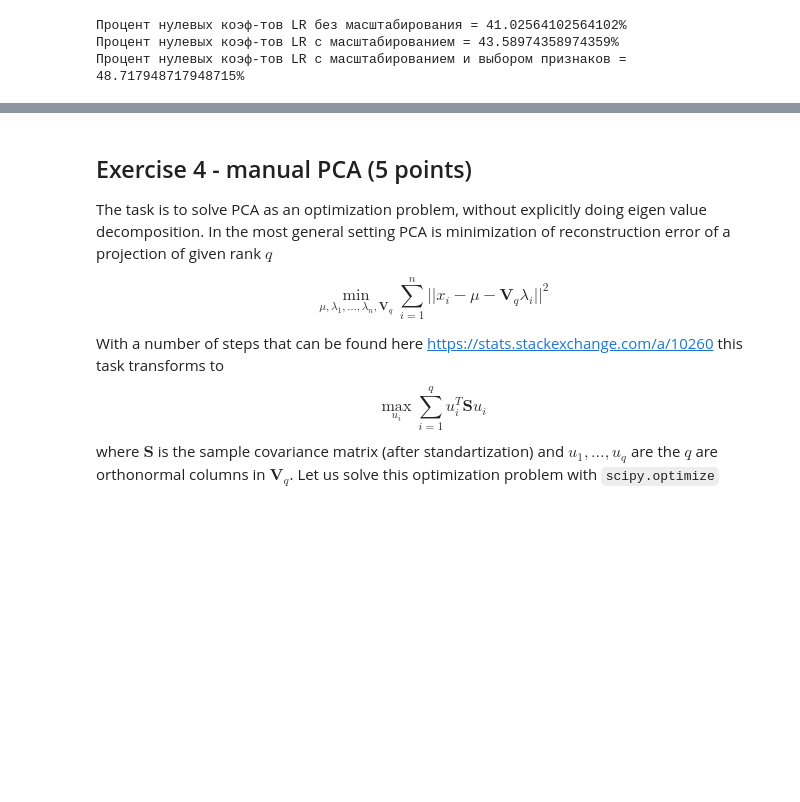
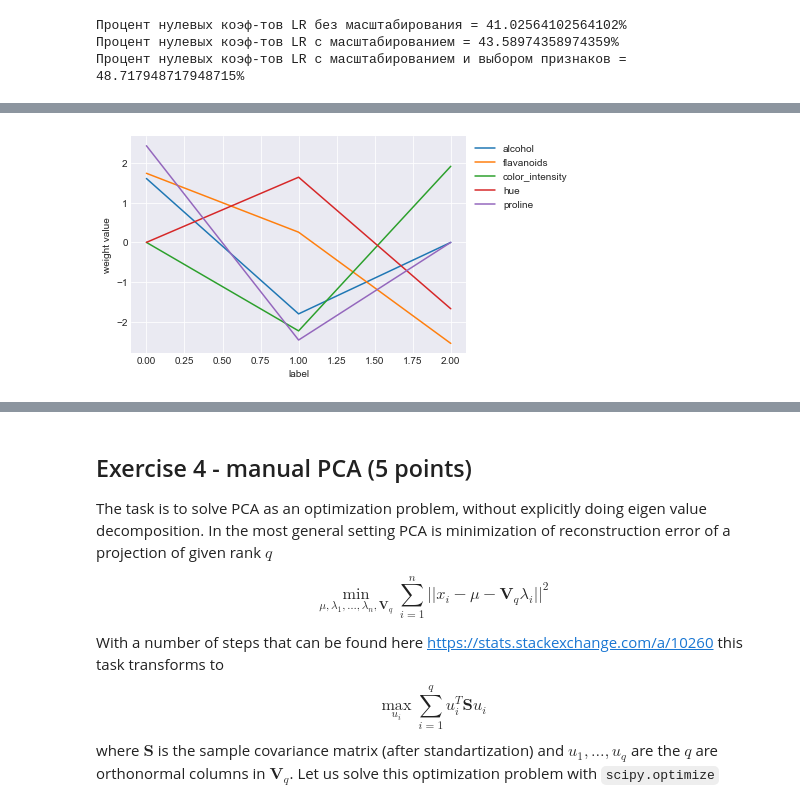
Before and after one commit to zappaz00/6_feature_engineering_selection, a Jupyter notebook: homework.ipynb, the cells around one changed output, grey strips where cells are left out. Drawn from its saved outputs; the diff is of its cells as text; code cells hidden in the pictures; blank space fills up the shorter version.

```diff
--- a/homework.ipynb
+++ b/homework.ipynb
@@ -354,3 +358,10 @@ axs[2].legend([0, 1, 2]);
+# %%
+plt.plot(wine_labels.unique(), pipeline_feat_selected.get_params()['logisticregression'].coef_);
+plt.legend(wine_train.columns[pipeline_feat_selected['selectfrommodel'].get_support(indices=True)], bbox_to_anchor=(1, 1));
+plt.ylabel('weight value');
+plt.xlabel('label');
+# %% [output]
+[figure, added]
 # %% [markdown]
 Как было видно выше у wine_data большая часть признаков порядка \\(10^1\\), 1 признак порядка \\(10^2\\) и 1 признак порядка \\(10^3\\)
 Итак, рассмотрим 3 случая:
```
Also changed, not shown: parts of 19 cells of this notebook.
